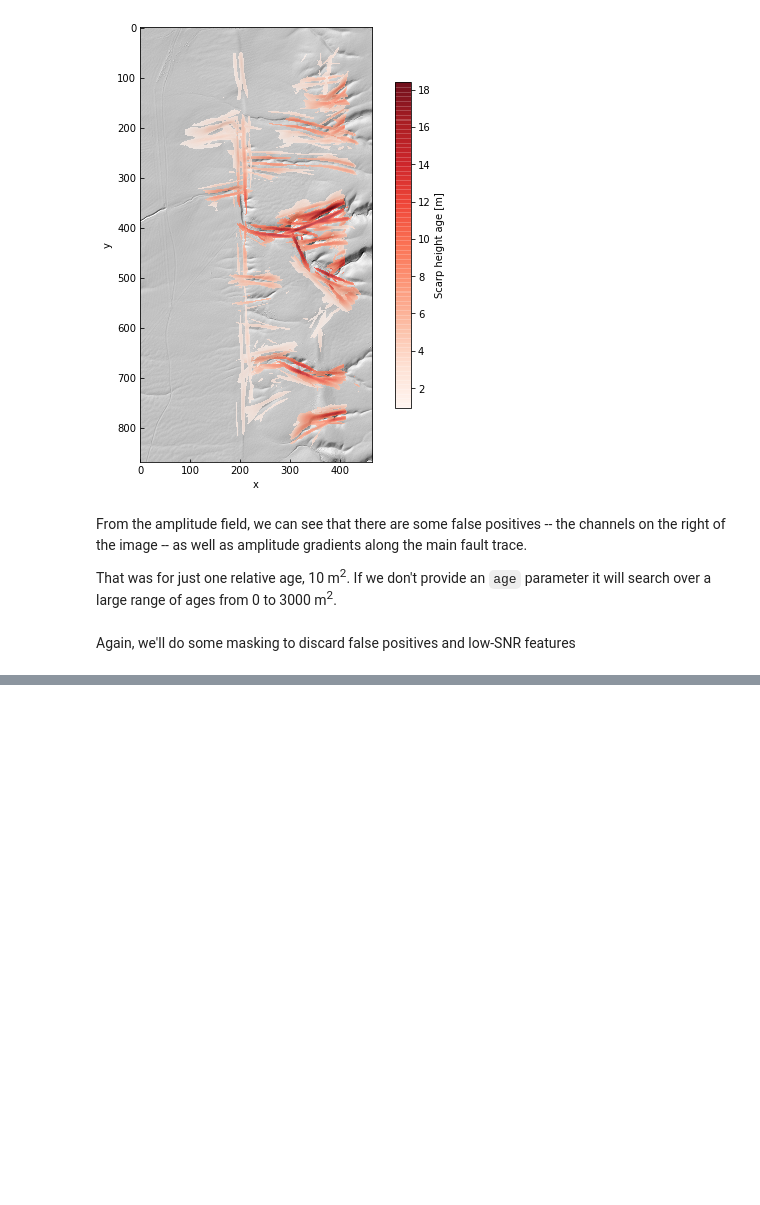
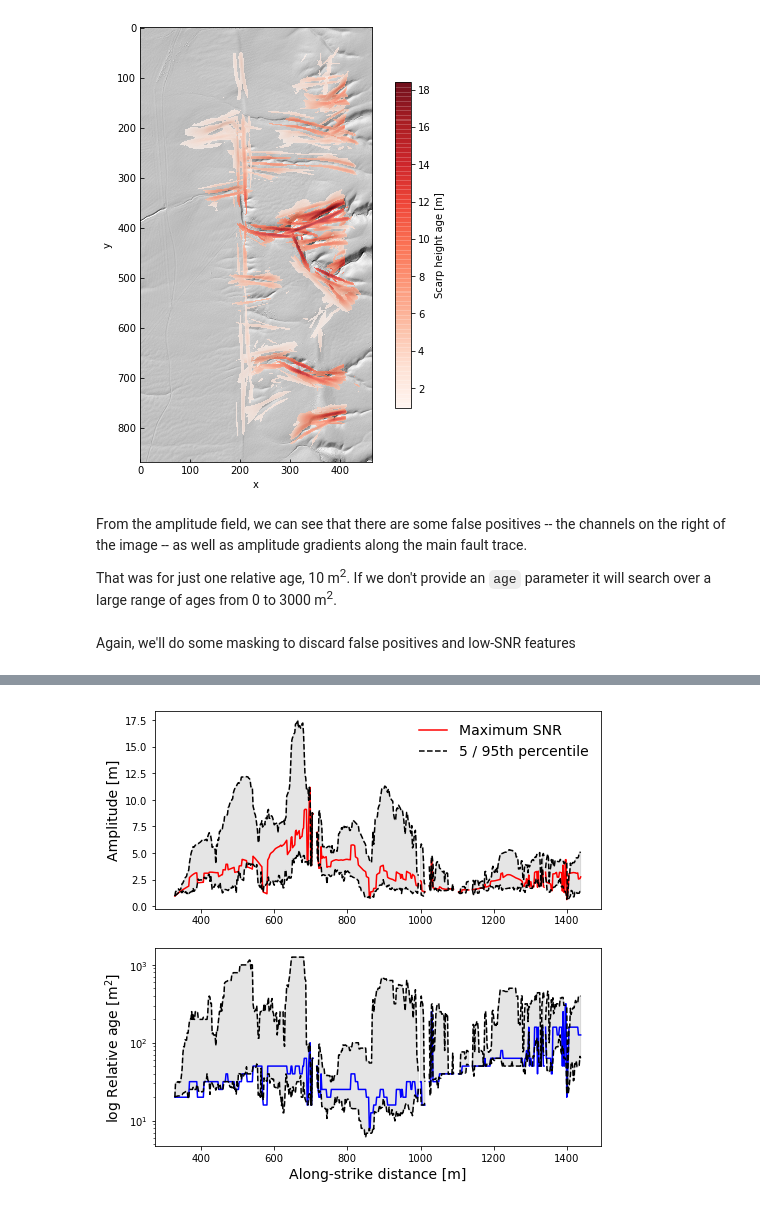
Before and after one commit to stgl/scarplet, a Jupyter notebook: docs/source/examples/scarps.ipynb, the cells around one changed output, grey strips where cells are left out. Saved outputs shown, nothing was run; the diff lists cells and outputs as text; code cells hidden in the pictures; blank space fills up the shorter version.

```diff
--- a/docs/source/examples/scarps.ipynb
+++ b/docs/source/examples/scarps.ipynb
@@ -12,6 +13,7 @@ from scarplet.WindowedTemplate import Scarp
 The test data comes from the Carrizo Plain section of the San Andreas Fault. It covers part of the Wallace Creek site, a set of offset channels and related scarps and gulleys that have been studied in detail by earthquake geologists and geophysicists. This high resolution  lidar dataset (0.5 m) was downloaded from [OpenTopography](http://opentopography.org), a data facility for high-resolution topographic data.
 # %%
 data = sl.load('data/faultzone.tif')
+dx = data._georef_info.dx
 data.plot(color=True, figsize=(8,8))
 # %% [output]
 [figure]
@@ -84,0 +110,15 @@ The parameter grids are just Numpy arrays. This gives us the option of looing at
+# %%
+best_amps = []
+best_ages = []
+for i, row in enumerate(snr):
+    idx = np.where(row == np.nanmax(row))[0]
+    if len(idx) > 0:
+        j = idx[0]
+        best_amps.append(amp[i][j])
+        best_ages.append(age[i][j])
+    else:
+        best_amps.append(np.nan)
+        best_ages.append(np.nan)
+
+best_amps = np.array(best_amps)
+best_ages = np.array(best_ages)
@@ -85,26 +127,27 @@ The parameter grids are just Numpy arrays. This gives us the option of looing at
 # %%
-best_idx = [np.where(x == np.nanmax(x))[0][0] or 0 for x in snr]
-
-best_amps = [row[idx] for row, idx in zip(amp, best_idx)]
 amp5 = [np.nanpercentile(row, 5) for row in amp]
 amp95 = [np.nanpercentile(row, 95) for row in amp]
 
-best_ages = [row[idx] for row, idx in zip(age, best_idx)]
 age5 = [np.nanpercentile(row, 5) for row in age]
 age95 = [np.nanpercentile(row, 95) for row in age]
 # %%
 fig, ax = plt.subplots(2, 1, figsize=(8, 8))
-x = np.arange(amp.shape[0])
+x = np.arange(amp.shape[0]) * dx
 
 ax[0].fill_between(x, y1=amp5, y2=amp95, color='k', alpha=0.1)
-ax[0].plot(x, best_amps, 'rs')
-ax[0].plot(x, amp5, 'k--')
+ax[0].plot(x, best_amps, 'r-', label='Maximum SNR')
+ax[0].plot(x, amp5, 'k--', label='5 / 95th percentile')
 ax[0].plot(x, amp95, 'k--')
 ax[0].set_ylabel('Amplitude [m]', fontsize=14)
 
 ax[1].fill_between(x, y1=age5, y2=age95, color='k', alpha=0.1)
-ax[1].plot(x, best_ages, 'b^')
+ax[1].plot(x, best_ages, 'b-')
 ax[1].plot(x, age5, 'k--')
 ax[1].plot(x, age95, 'k--')
-ax[1].set_xlabel('Along-strike distance', fontsize=14)
-ax[1].set_ylabel('Relative age [m$^2$]', fontsize=14)
+ax[1].set(yscale='log')
+ax[1].set_xlabel('Along-strike distance [m]', fontsize=14)
+ax[1].set_ylabel('log Relative age [m$^2$]', fontsize=14)
+
+leg = ax[0].legend(loc='upper right', frameon=False, fontsize=14)
+# %% [output]
+[figure, added]
```
Also changed, not shown: parts of 10 cells of this notebook, 1 other file.
